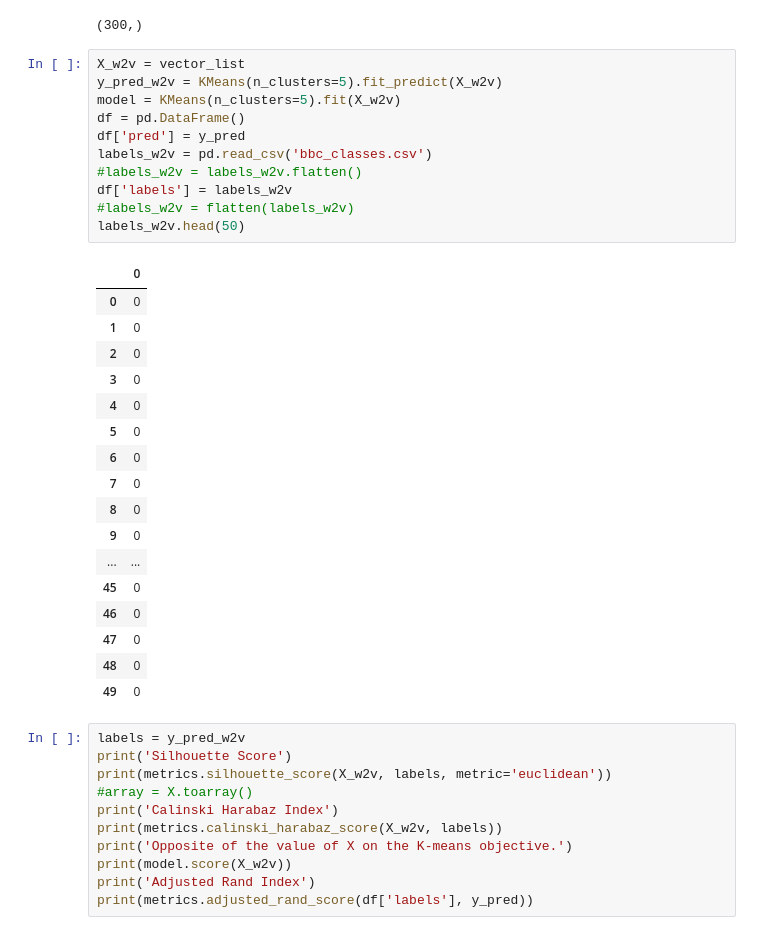
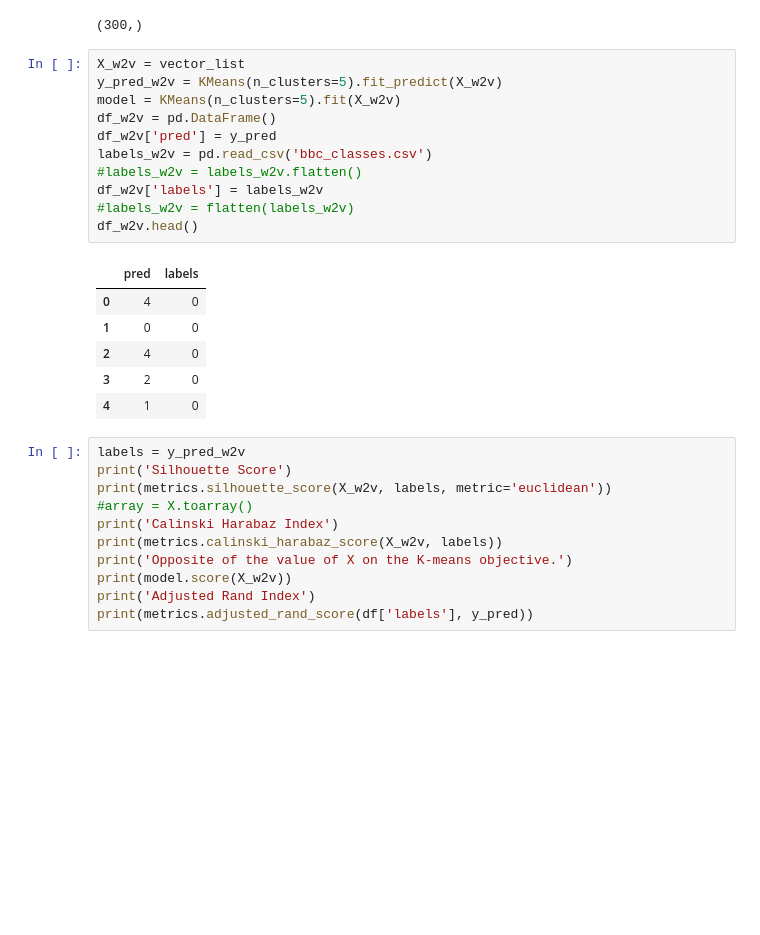
Before and after one commit to kthoward/Thinkful, a Jupyter notebook: *_Portfolio_NLP-Copy3.ipynb, the cells around one changed output. Cells and saved outputs as stored; diff of their text form; blank space fills up the shorter version.

```diff
--- a/*_Portfolio_NLP-Copy3.ipynb
+++ b/*_Portfolio_NLP-Copy3.ipynb
@@ -397,32 +397,21 @@ print(test.shape)
 # %%
 X_w2v = vector_list
 y_pred_w2v = KMeans(n_clusters=5).fit_predict(X_w2v)
 model = KMeans(n_clusters=5).fit(X_w2v)
-df = pd.DataFrame()
-df['pred'] = y_pred
+df_w2v = pd.DataFrame()
+df_w2v['pred'] = y_pred
 labels_w2v = pd.read_csv('bbc_classes.csv')
 #labels_w2v = labels_w2v.flatten()
-df['labels'] = labels_w2v
+df_w2v['labels'] = labels_w2v
 #labels_w2v = flatten(labels_w2v)
-labels_w2v.head(50)
+df_w2v.head()
 # %% [output]
-|  | 0 |
-| 0 | 0 |
-| 1 | 0 |
-| 2 | 0 |
-| 3 | 0 |
-| 4 | 0 |
-| 5 | 0 |
-| 6 | 0 |
-| 7 | 0 |
-| 8 | 0 |
-| 9 | 0 |
-| ... | ... |
-| 45 | 0 |
-| 46 | 0 |
-| 47 | 0 |
-| 48 | 0 |
-| 49 | 0 |
+|  | pred | labels |
+| 0 | 4 | 0 |
+| 1 | 0 | 0 |
+| 2 | 4 | 0 |
+| 3 | 2 | 0 |
+| 4 | 1 | 0 |
 # %%
 labels = y_pred_w2v
 print('Silhouette Score')
```
Also changed, not shown: parts of 21 cells of this notebook.
